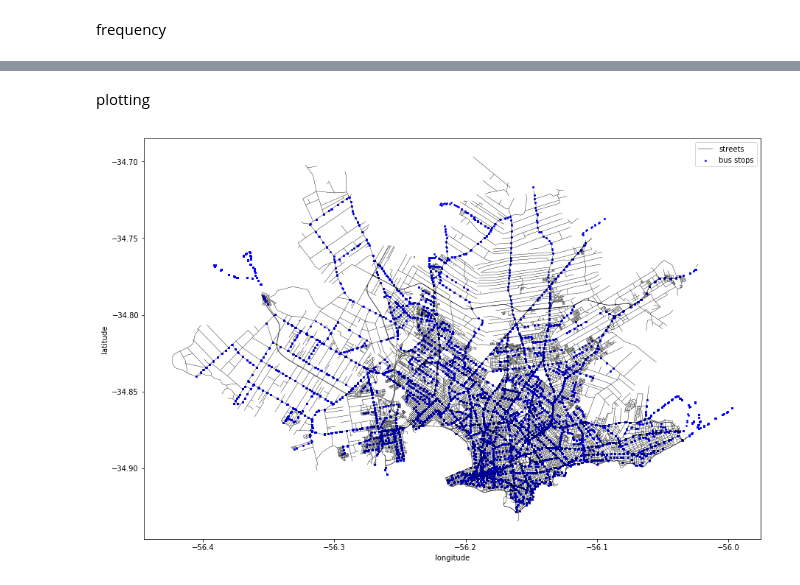
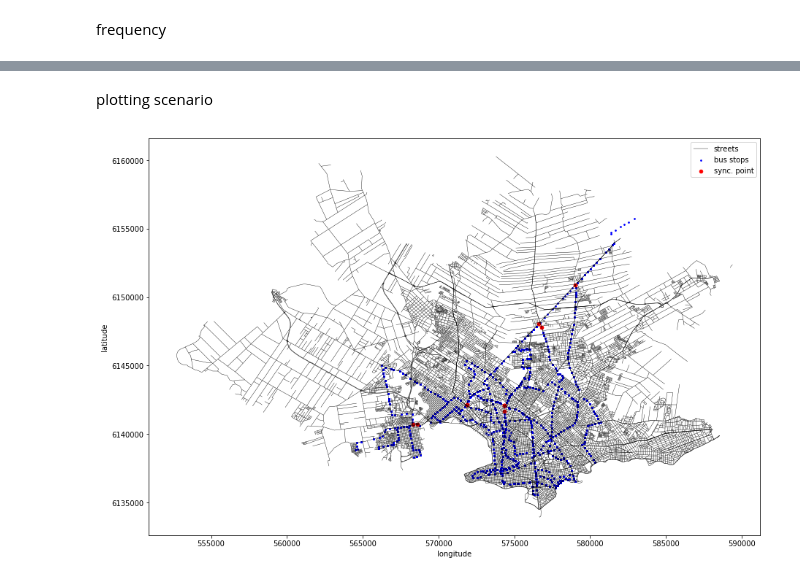
Before and after one commit to jonathan-murana/bus-generator, a Jupyter notebook: bus.ipynb, the cells around one changed output, grey strips where cells are left out. Drawn from its saved outputs; the diff is of its cells as text; code cells hidden in the pictures.

```diff
--- a/bus.ipynb
+++ b/bus.ipynb
@@ -9,7 +11,7 @@ Populating the interactive namespace from numpy and matplotlib
 # %%
 # https://catalogodatos.gub.uy/dataset/horarios-omnibus-urbanos-por-parada-stm
-horario_omnibus_por_paradas_ = pd.read_csv('files/uptu_pasada_variante.csv',sep=';')
-horario_omnibus_por_paradas_.head()
+bus_schedules_by_stops = pd.read_csv('files/uptu_pasada_variante.csv',sep=';')
+bus_schedules_by_stops.head()
 # %% [output]
 |  | tipo_dia | cod_variante | frecuencia | cod_ubic_parada | ordinal | hora | dia_anterior |
 | 0 | 1 | 7929 | 9230 | 6301 | 1 | 923 | N |
@@ -301,30 +326,54 @@ frequency.head()
 # %% [markdown]
-plotting
+plotting scenario
 # %%
 
 gdf_bus_stops=gpd.read_file("files/v_uptu_paradas/v_uptu_paradas.shp")
-gdf_bus_stops=gdf_bus_stops.to_crs(epsg=4326)
+#gdf_bus_stops=gdf_bus_stops.to_crs(epsg=4326)
+gdf_streets=gpd.read_file("files/v_mdg_vias/v_mdg_vias.shp")
+#gdf_streets=gdf_streets.to_crs(epsg=4326)
+bus_schedules_by_stops_aux = bus_schedules_by_stops.copy()
+bus_schedules_by_stops_aux = bus_schedules_by_stops_aux.groupby(['cod_variante','cod_ubic_parada'], sort=False).max().reset_index()
+bus_schedules_by_stops_aux = pd.merge(bus_schedules_by_stops_aux, frequency,
+                 how='right', left_on=['cod_variante'], right_on=['linea'])
+gdf_bus_stops = pd.merge(gdf_bus_stops, bus_schedules_by_stops_aux,
+                 how='right', left_on=['COD_UBIC_P'], right_on=['cod_ubic_parada'])
 
-gdf_streets=gpd.read_file("files/v_mdg_vias/v_mdg_vias.shp")
-gdf_streets=gdf_streets.to_crs(epsg=4326)
+geometry = transfers_with_stop_coors['line_1_geometry']
+crs = {'init': 'epsg:4326'}
+syncs1 = gpd.GeoDataFrame(transfers_with_stop_coors, crs=crs, geometry=geometry)
+geometry = transfers_with_stop_coors['line_2_geometry']
+crs = {'init': 'epsg:4326'}
+syncs2 = gpd.GeoDataFrame(transfers_with_stop_coors, crs=crs, geometry=geometry)
+
 
 fig, ax = plt.subplots(figsize=(15, 10))
 
 gdf_streets.plot(ax=ax,
                 linewidth=0.4,
                 color="black",
                 label="streets")
 
 
 gdf_bus_stops.plot(ax=ax,
                    color="blue",
                 markersize=3,
               label="bus stops")
+
+syncs = syncs1.append(syncs2)
+
+syncs.plot(ax=ax,
+                   color="red",
+                markersize=20,
+              label="sync. point")
+
+
 plt.legend()
 plt.xlabel("longitude")
 plt.ylabel("latitude")
 plt.rcParams.update({'font.size': 12})
+#display(gdf_bus_stops.head())
+
 
 plt.savefig("figs/paradas_buses.png", bbox_inches='tight')
 # %% [output]
-[figure, old version]
+[figure, new version]
```
Also changed, not shown: parts of 7 cells of this notebook, 2 other files.
